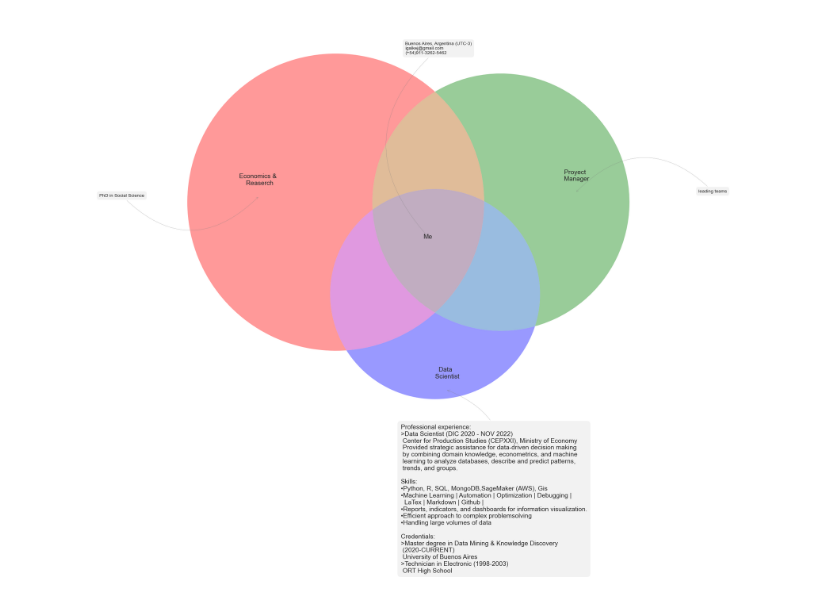
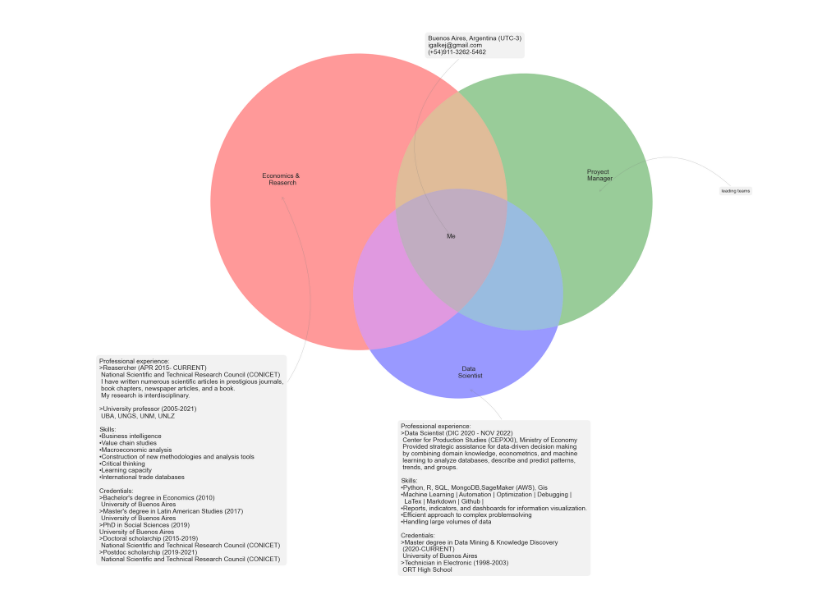
Before and after one commit to igalkej/igalkej, a Jupyter notebook: about_me.ipynb, the cells around one changed output. Drawn from its saved outputs; the diff is of its cells as text; code cells hidden in the pictures.

```diff
--- a/about_me.ipynb
+++ b/about_me.ipynb
@@ -5,46 +5,43 @@ import numpy as np
 
 #plt.style.use('dark_background')
 plt.style.use('seaborn')
-params = {'figure.figsize': (20, 20),
+params = {'figure.figsize': (20, 25),
               'axes.labelsize': 20,
               'axes.titlesize': 30,
               'xtick.labelsize': 20,
               'ytick.labelsize': 20}
 plt.rcParams.update(params)
 
 v = venn3_unweighted(subsets=(1, 1, 1, 1, 1, 1, 1),
              set_labels=("", "", ""),
              subset_areas=(5,3,1,1,1,1,1))
 
 v.get_label_by_id('100').set_text("Economics & \n Reaserch")
 v.get_label_by_id('010').set_text("Proyect \n Manager")
 v.get_label_by_id('001').set_text("Data \n Scientist")
 v.get_label_by_id('101').set_text("")
 v.get_label_by_id('011').set_text("")
 v.get_label_by_id('110').set_text("")
 v.get_label_by_id('111').set_text("Me")
 
 about =  "Buenos Aires, Argentina (UTC-3)\nigalkej@gmail.com\n(+54)911-3262-5462"
 data_sc = "Professional experience:\n>Data Scientist (DIC 2020 - NOV 2022)\n Center for Production Studies (CEPXXI), Ministry of Economy\n Provided strategic assistance for data-driven decision making\n by combining domain knowledge, econometrics, and machine\n learning to analyze databases, describe and predict patterns,\n trends, and groups.\n\nSkills:\n•Python, R, SQL, MongoDB,SageMaker (AWS), Gis\n•Machine Learning | Automation | Optimization | Debugging |\n  LaTex | Markdown | Github |\n•Reports, indicators, and dashboards for information visualization.\n•Efficient approach to complex problemsolving\n•Handling large volumes of data\n\nCredentials:\n>Master degree in Data Mining & Knowledge Discovery\n (2020-CURRENT)\n University of Buenos Aires\n>Technician in Electronic (1998-2003)\n ORT High School"
-
-
+e_and_r = "Professional experience:\n>Reasercher (APR 2015- CURRENT)\n National Scientific and Technical Research Council (CONICET)\n I have written numerous scientific articles in prestigious journals,\n book chapters, newspaper articles, and a book.\n My research is interdisciplinary.\n\n>University professor (2005-2021)\n UBA, UNGS, UNM, UNLZ\n\nSkills:\n•Business intelligence\n•Value chain studies\n•Macroeconomic analysis\n•Construction of new methodologies and analysis tools\n•Critical thinking\n•Learning capacity\n•International trade databases\n\nCredentials:\n>Bachelor's degree in Economics (2010)\n University of Buenos Aires\n>Master's degree in Latin American Studies (2017)\n University of Buenos Aires\n>PhD in Social Sciences (2019)\nUniversity of Buenos Aires\n>Doctoral scholarchip (2015-2019)\n National Scientific and Technical Research Council (CONICET)\n>Postdoc scholarchip (2019-2021)\n National Scientific and Technical Research Council (CONICET)"
 
 for text in v.subset_labels:
     text.set_fontsize(14)
 
 plt.annotate(about, xy=v.get_label_by_id('111').get_position() - np.array([0, 0.0]), xytext=(-50,400),
              ha='left', textcoords='offset points', bbox=dict(boxstyle='round,pad=0.5', fc='gray', alpha=0.1),
-             arrowprops=dict(arrowstyle='->', connectionstyle='arc3,rad=0.5',color='gray'))
-plt.annotate('PhD in Social Science', xy=v.get_label_by_id('100').get_position() - np.array([0, 0.05]), xytext=(-300,0),
-             ha='center', textcoords='offset points', bbox=dict(boxstyle='round,pad=0.5', fc='gray', alpha=0.1),
-             arrowprops=dict(arrowstyle='->', connectionstyle='arc3,rad=0.5',color='gray'))
+             arrowprops=dict(arrowstyle='->', connectionstyle='arc3,rad=0.5',color='gray'),fontsize=14)
+plt.annotate(e_and_r, xy=v.get_label_by_id('100').get_position() - np.array([0, 0.05]), xytext=(-400,-800), ha='left',              textcoords='offset points', bbox=dict(boxstyle='round,pad=0.5', fc='gray', alpha=0.1),arrowprops=dict                  (arrowstyle='->', connectionstyle='arc3,rad=0.5',color='gray'),fontsize=14)
 plt.annotate('leading teams', xy=v.get_label_by_id('010').get_position() - np.array([0, 0.05]), xytext=(300,0),
              ha='center', textcoords='offset points', bbox=dict(boxstyle='round,pad=0.5', fc='gray', alpha=0.1),
              arrowprops=dict(arrowstyle='->', connectionstyle='arc3,rad=0.5',color='gray'))
-plt.annotate(data_sc, xy=v.get_label_by_id('001').get_position() - np.array([0, 0.05]), xytext=(-100,-400),
+plt.annotate(data_sc, xy=v.get_label_by_id('001').get_position() - np.array([0, 0.05]), xytext=(-150,-400),
              ha='left', textcoords='offset points', bbox=dict(boxstyle='round,pad=0.5', fc='gray', alpha=0.1),
              arrowprops=dict(arrowstyle='->', connectionstyle='arc3,rad=0.5',color='gray'),fontsize=14)
-plt.savefig('aboutme2023tr3.png', format='png', dpi=300, transparent=True)
+plt.savefig('aboutme2023tr4.png', format='png', dpi=300, transparent=True)
 plt.show()
 # %% [output]
-[figure, old version]
+[figure, new version]
```
Also changed, not shown: 3 other files.
